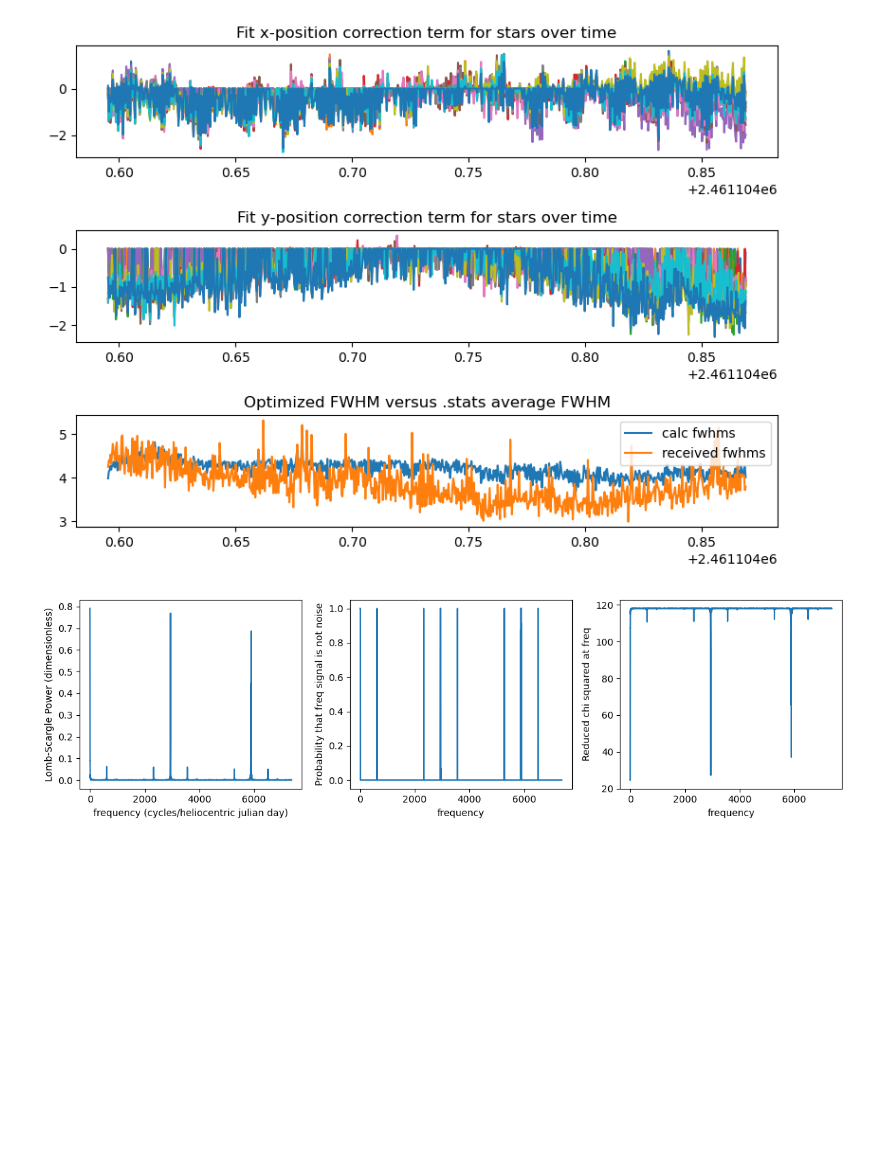
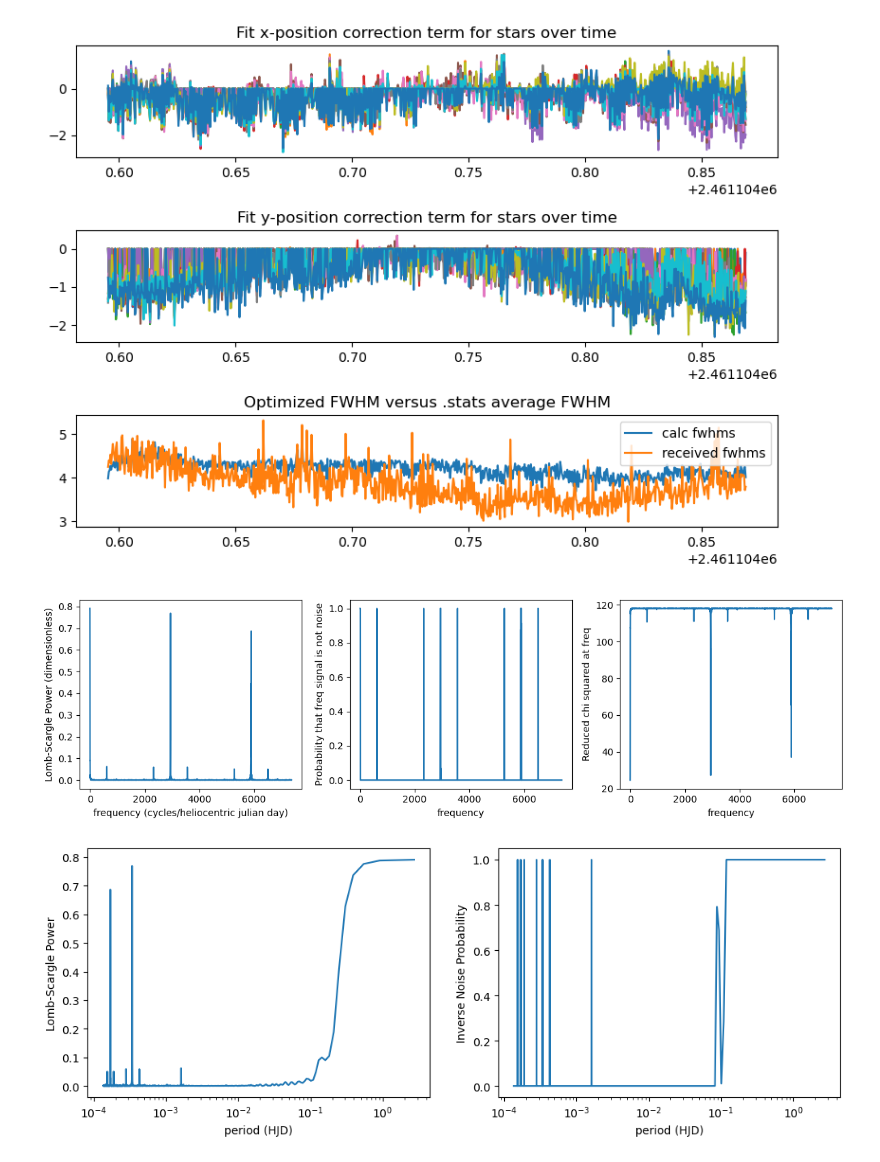
Before and after one commit to thomasnguyen21/astr302_pulsating_star, a Jupyter notebook: photometry.ipynb, the cells around one changed output. Drawn from its saved outputs; the diff is of its cells as text; code cells hidden in the pictures; blank space fills up the shorter version.

Commit message:
2 Lomb 2 Scarglous
my completed speculations based on analysis of the Lomb-Scargle periodogram, for reference

```diff
--- a/photometry.ipynb
+++ b/photometry.ipynb
@@ -242,30 +242,43 @@ chi_sq = 2*power_extra*(1-power)/power
 fig3, ax3 = plt.subplots(1, 3, figsize=(12,3.5))
 ax3[0].plot(freq, power)
 ax3[0].set_ylabel('Lomb-Scargle Power (dimensionless)')
 ax3[0].set_xlabel('frequency (cycles/heliocentric julian day)')
 
 ax3[1].plot(freq, 1-prob_noise_given_data)
 ax3[1].set_ylabel('Probability that freq signal is not noise')
 ax3[1].set_xlabel('frequency')
 
 ax3[2].plot(freq, chi_sq/(len(HJD_arr)-3)) # there are three model parameters
 ax3[2].set_ylabel('Reduced chi squared at freq')
 ax3[2].set_xlabel('frequency')
 
 fig3.tight_layout()
+
+fig4, ax4 = plt.subplots(1, 2, figsize=(12,4))
+ax4[0].plot(1/freq, power)
+ax4[0].set_ylabel('Lomb-Scargle Power')
+ax4[0].set_xlabel('period (HJD)')
+ax4[0].set_xscale('log')
+
+ax4[1].plot(1/freq, 1-prob_noise_given_data)
+ax4[1].set_ylabel('Inverse Noise Probability')
+ax4[1].set_xlabel('period (HJD)')
+ax4[1].set_xscale('log')
+
 # need to compute units
 
 # proper nyquist factor for LS is as follows: suppose there is some factor p, such that every ti = t0 + n*p for some integer n. The nyquist frequency
 # is 1/2p. More likely, however, frequency limit is determined by the time-width of the integration, which was 18 seconds. This means we cannot see
 # anything under 1/36 Hz, which is 2400 cycles per day.
 # generally the fit for each frequency model chi_sq = chi_sq_ref*(1 - Power)
 # unfortunately, I cannot get a method to obtain the reference chi_sq, but I can recompute it through nonsense:
 # chi_sq_ref = chi_sq * (P_model + 1)
 # => chi_sq = chi_sq * (P_model + 1) * (1 - Power) seriously?? AGHH
 # chi_sq_ref = 2*P_psd + chi_sq
 # => chi_sq = 2*P_psd*(1-Power)/Power okay finally
 
 # from https://docs.astropy.org/en/stable/timeseries/lombscargle.html#lomb-scargle-normalization,
 # https://iopscience.iop.org/article/10.3847/1538-4365/aab766
 # %% [output]
 [figure]
+[figure, added]
```
Also changed, not shown: parts of 1 cell of this notebook.
